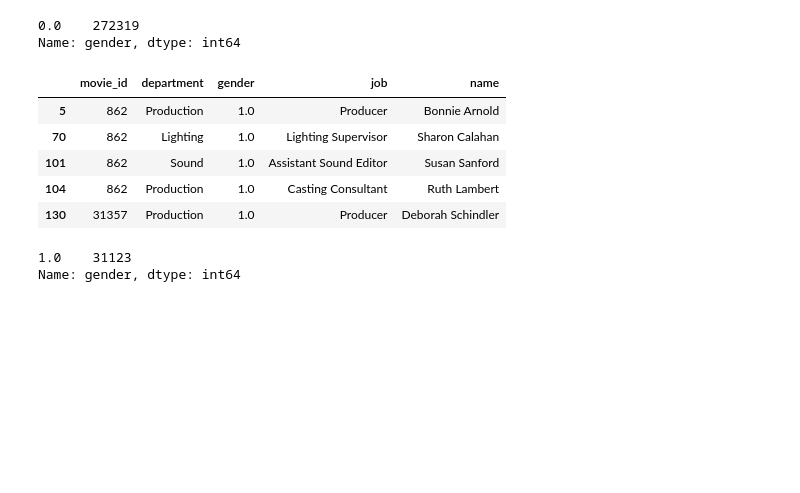
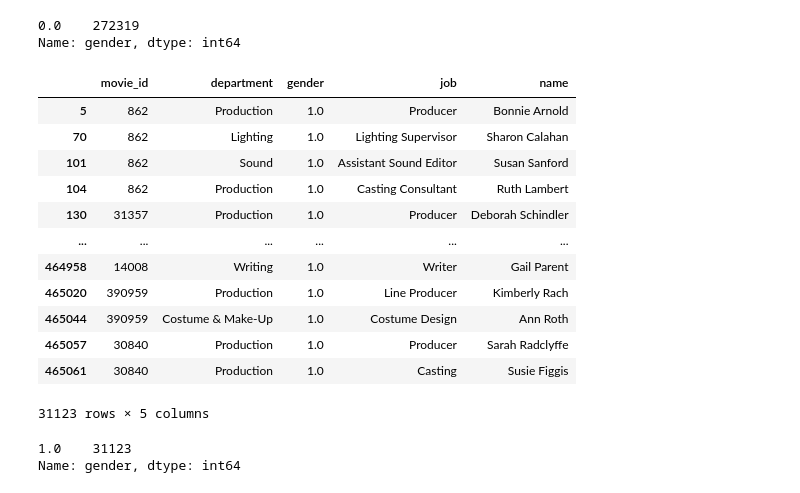
Before and after one commit to Kenner82/FRITFI-Female_vs_All_Since_1950, a Jupyter notebook: ETL_crew.ipynb, the cells around one changed output. Saved outputs shown, nothing was run; the diff lists cells and outputs as text; code cells hidden in the pictures; blank space fills up the shorter version.

```diff
--- a/ETL_crew.ipynb
+++ b/ETL_crew.ipynb
@@ -117,0 +124,3 @@ clean_crew_df
+# %%
+clean_crew_df =clean_crew_df.drop_duplicates()
+clean_crew_df
@@ -139,15 +169,22 @@ Name: gender, dtype: int64
 # %%
 # Separate into df where gender is 1
 gender1 = clean_crew_df.loc[(clean_crew_df['gender'] == 1)]
 
-gender1.head()
+gender1
 # %% [output]
 |  | movie_id | department | gender | job | name |
 | 5 | 862 | Production | 1.0 | Producer | Bonnie Arnold |
 | 70 | 862 | Lighting | 1.0 | Lighting Supervisor | Sharon Calahan |
 | 101 | 862 | Sound | 1.0 | Assistant Sound Editor | Susan Sanford |
 | 104 | 862 | Production | 1.0 | Casting Consultant | Ruth Lambert |
 | 130 | 31357 | Production | 1.0 | Producer | Deborah Schindler |
+| ... | ... | ... | ... | ... | ... |
+| 464958 | 14008 | Writing | 1.0 | Writer | Gail Parent |
+| 465020 | 390959 | Production | 1.0 | Line Producer | Kimberly Rach |
+| 465044 | 390959 | Costume & Make-Up | 1.0 | Costume Design | Ann Roth |
+| 465057 | 30840 | Production | 1.0 | Producer | Sarah Radclyffe |
+| 465061 | 30840 | Production | 1.0 | Casting | Susie Figgis |
+31123 rows × 5 columns
 # %%
 gender1['gender'].value_counts()
 # %% [output]
```
Also changed, not shown: parts of 16 cells of this notebook.
